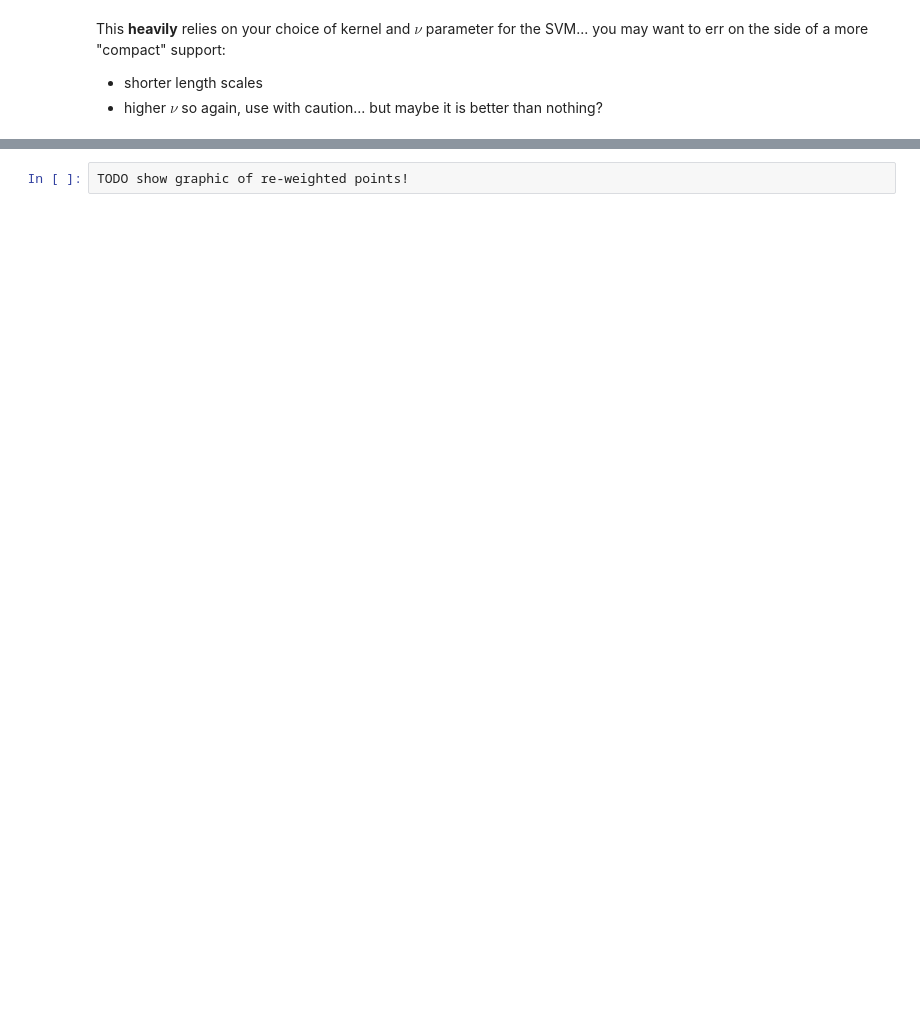
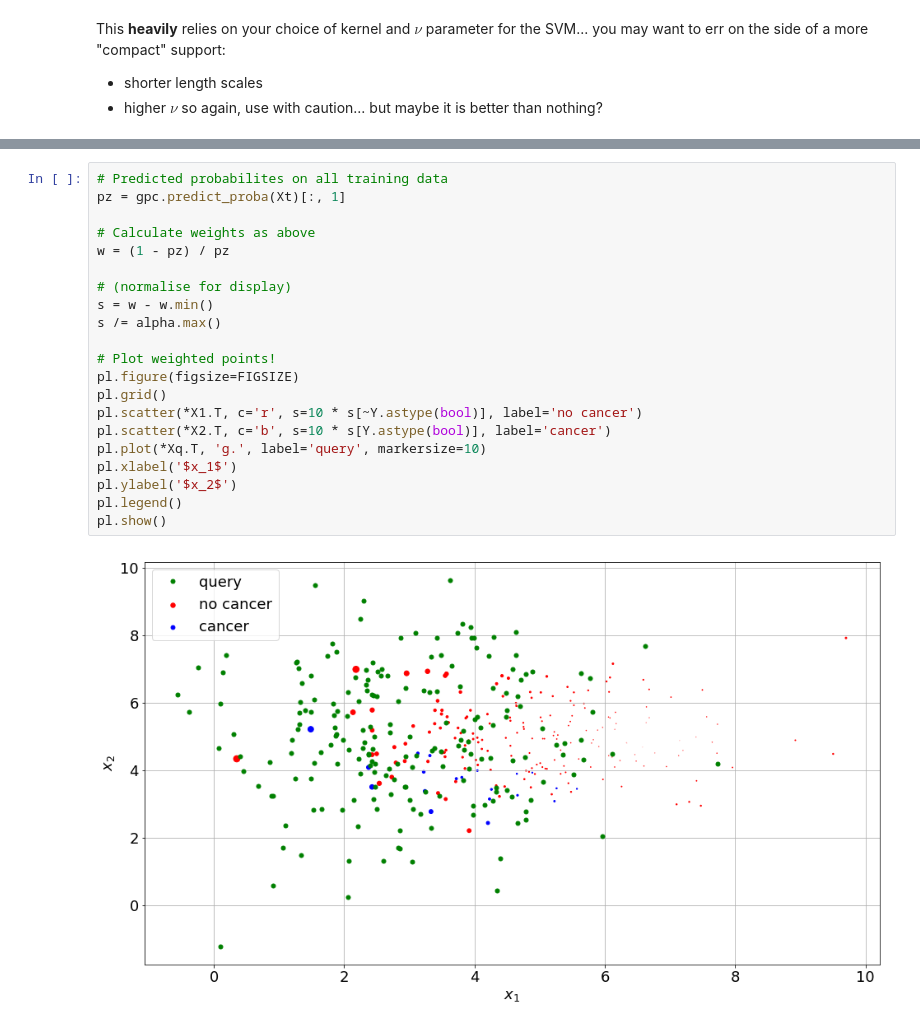
Before and after one commit to dsteinberg/DIPA-validation, a Jupyter notebook: covariate_shift.ipynb, the cells around one changed output, grey strips where cells are left out. Drawn from its saved outputs; the diff is of its cells as text; blank space fills up the shorter version.

```diff
--- a/covariate_shift.ipynb
+++ b/covariate_shift.ipynb
@@ -238,5 +239,26 @@ where $p(z_i = 1| \mathbf{x}_i)$ is the probability of the point being in the tr
 
 For details of how these weights are calculated, see
 http://blog.smola.org/post/4110255196/real-simple-covariate-shift-correction
-# %%
-TODO show graphic of re-weighted points!
+# %%
+# Predicted probabilites on all training data
+pz = gpc.predict_proba(Xt)[:, 1]
+
+# Calculate weights as above
+w = (1 - pz) / pz
+
+# (normalise for display)
+s = w - w.min()
+s /= alpha.max()
+
+# Plot weighted points!
+pl.figure(figsize=FIGSIZE)
+pl.grid()
+pl.scatter(*X1.T, c='r', s=10 * s[~Y.astype(bool)], label='no cancer')
+pl.scatter(*X2.T, c='b', s=10 * s[Y.astype(bool)], label='cancer')
+pl.plot(*Xq.T, 'g.', label='query', markersize=10)
+pl.xlabel('$x_1$')
+pl.ylabel('$x_2$')
+pl.legend()
+pl.show()
+# %% [output]
+[figure, added]
```
Also changed, not shown: parts of 5 cells of this notebook, 1 other file.
